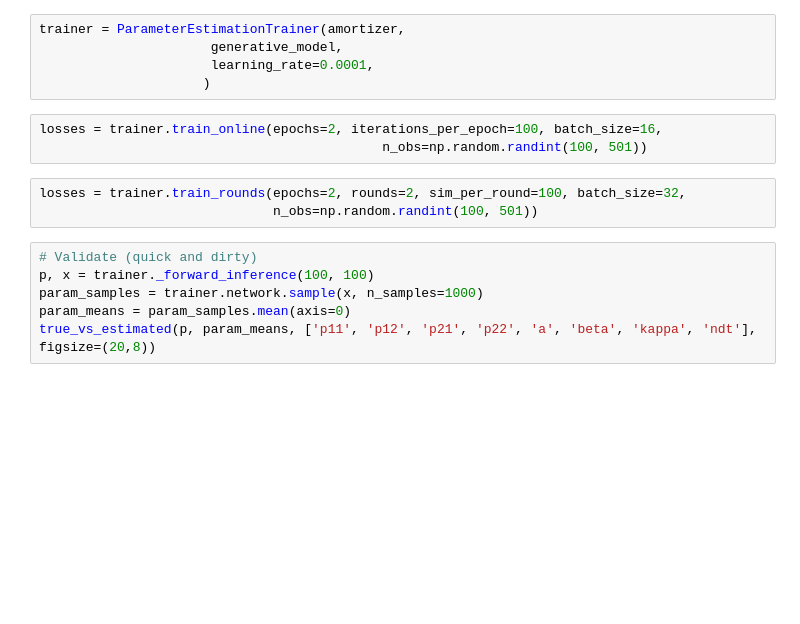
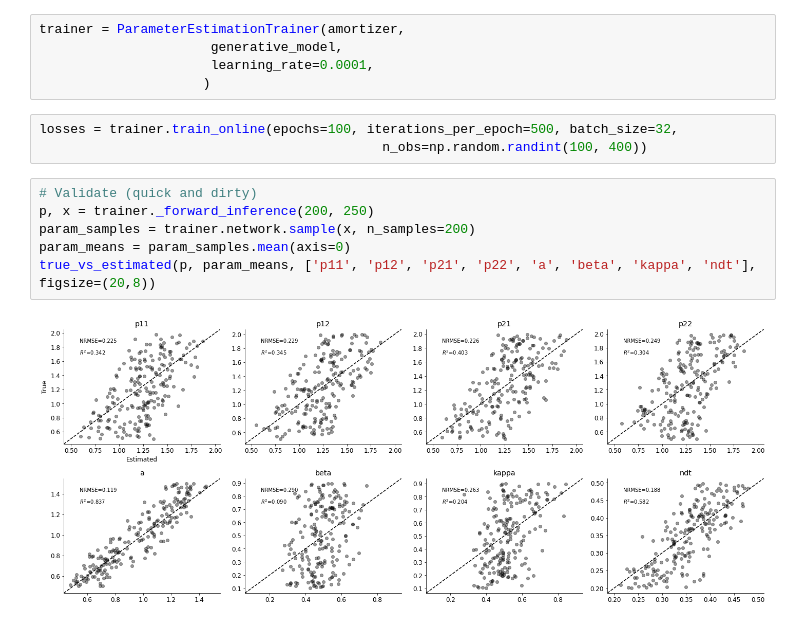
Before and after one commit to marvinschmitt/LCAEstimation, a Jupyter notebook: accumulator_meta.ipynb, the cells around one changed output. Saved outputs shown, nothing was run; the diff lists cells and outputs as text; blank space fills up the shorter version.

Commit message:
update gitignore, run first training

```diff
--- a/accumulator_meta.ipynb
+++ b/accumulator_meta.ipynb
@@ -200,14 +202,13 @@ trainer = ParameterEstimationTrainer(amortizer,
                       learning_rate=0.0001,
                      )
 # %%
-losses = trainer.train_online(epochs=2, iterations_per_epoch=100, batch_size=16,
-                                            n_obs=np.random.randint(100, 501))
+losses = trainer.train_online(epochs=100, iterations_per_epoch=500, batch_size=32,
+                                            n_obs=np.random.randint(100, 400))
-# %%
-losses = trainer.train_rounds(epochs=2, rounds=2, sim_per_round=100, batch_size=32,
-                              n_obs=np.random.randint(100, 501))
 # %%
 # Validate (quick and dirty)
-p, x = trainer._forward_inference(100, 100)
-param_samples = trainer.network.sample(x, n_samples=1000)
+p, x = trainer._forward_inference(200, 250)
+param_samples = trainer.network.sample(x, n_samples=200)
 param_means = param_samples.mean(axis=0)
 true_vs_estimated(p, param_means, ['p11', 'p12', 'p21', 'p22', 'a', 'beta', 'kappa', 'ndt'], figsize=(20,8))
+# %% [output]
+[figure, added]
```
Also changed, not shown: parts of 7 cells of this notebook, 1 other file.
